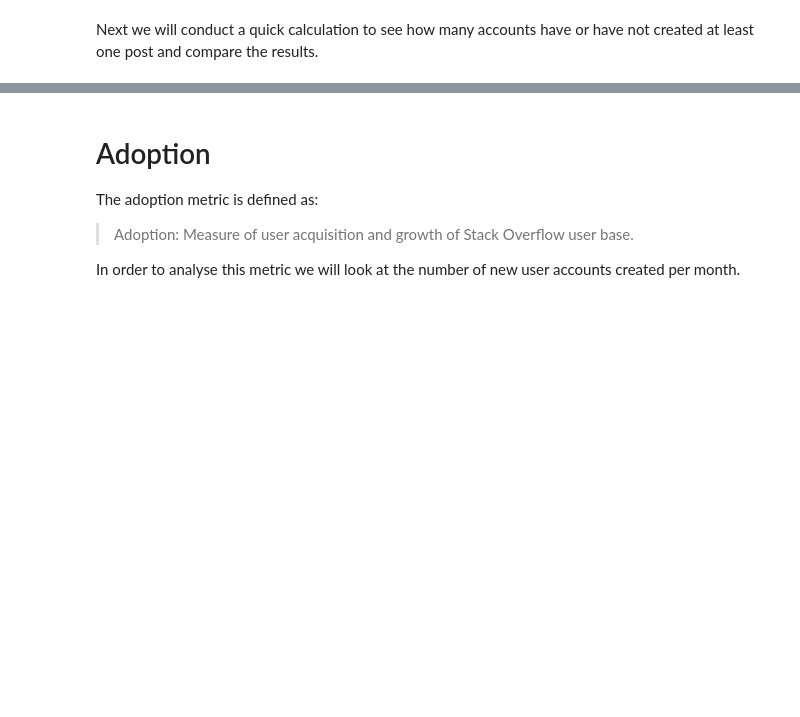
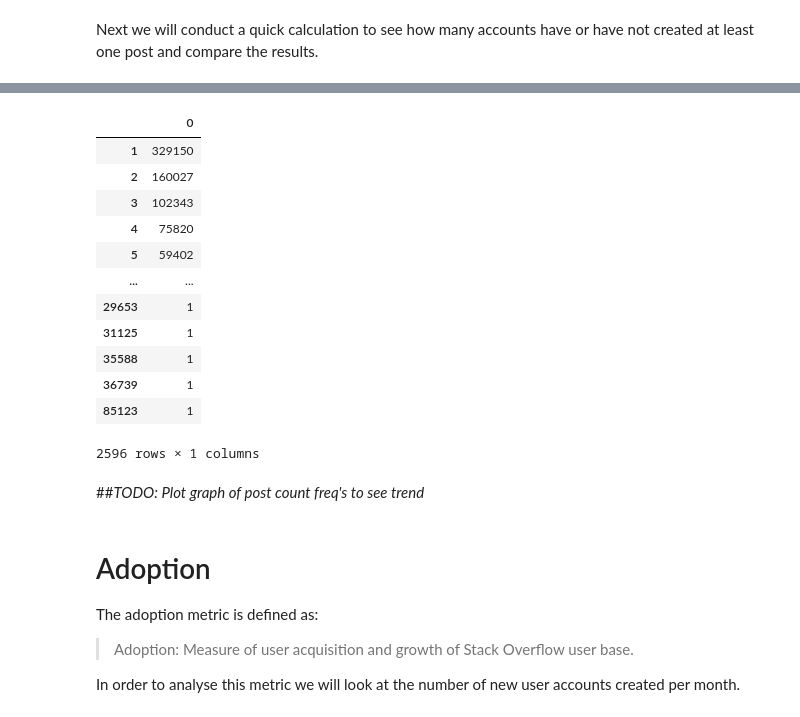
Before and after one commit to jdench1989/stack_overflow_analysis, a Jupyter notebook: SO_data_analysis.ipynb, the cells around one changed output, grey strips where cells are left out. Drawn from its saved outputs; the diff is of its cells as text; code cells hidden in the pictures; blank space fills up the shorter version.

```diff
--- a/SO_data_analysis.ipynb
+++ b/SO_data_analysis.ipynb
@@ -103,0 +136,3 @@ print(f"Number of users without a post title: {disengaged_users}")
+# %%
+filtered_engagement_df = engagement_df[engagement_df['post_id'].notnull()]
+filtered_engagement_df.info()
@@ -103,0 +162,2 @@ print(f"Number of users without a post title: {disengaged_users}")
+# %%
+post_counts = filtered_engagement_df.groupby('user_id').size().reset_index(name='post_count')
@@ -104,3 +179,33 @@ print(f"Number of users without a post title: {disengaged_users}")
+# %%
+post_count_frequency = {}
+
+for row in post_counts['post_count']:
+    if row in post_count_frequency:
+        post_count_frequency[row] += 1
+    else:
+        post_count_frequency[row] = 1
+
+post_count_frequency = dict(sorted(post_count_frequency.items()))
+
+freq_series = pd.Series(post_count_frequency)
+freq_df = pd.DataFrame(freq_series)
+freq_df
+# %% [output]
+|  | 0 |
+| 1 | 329150 |
+| 2 | 160027 |
+| 3 | 102343 |
+| 4 | 75820 |
+| 5 | 59402 |
+| ... | ... |
+| 29653 | 1 |
+| 31125 | 1 |
+| 35588 | 1 |
+| 36739 | 1 |
+| 85123 | 1 |
+2596 rows × 1 columns
+# %% [markdown]
+##*TODO: Plot graph of post count freq's to see trend*
 # %% [markdown]
 # Adoption
 
```
Also changed, not shown: parts of 17 cells of this notebook.
